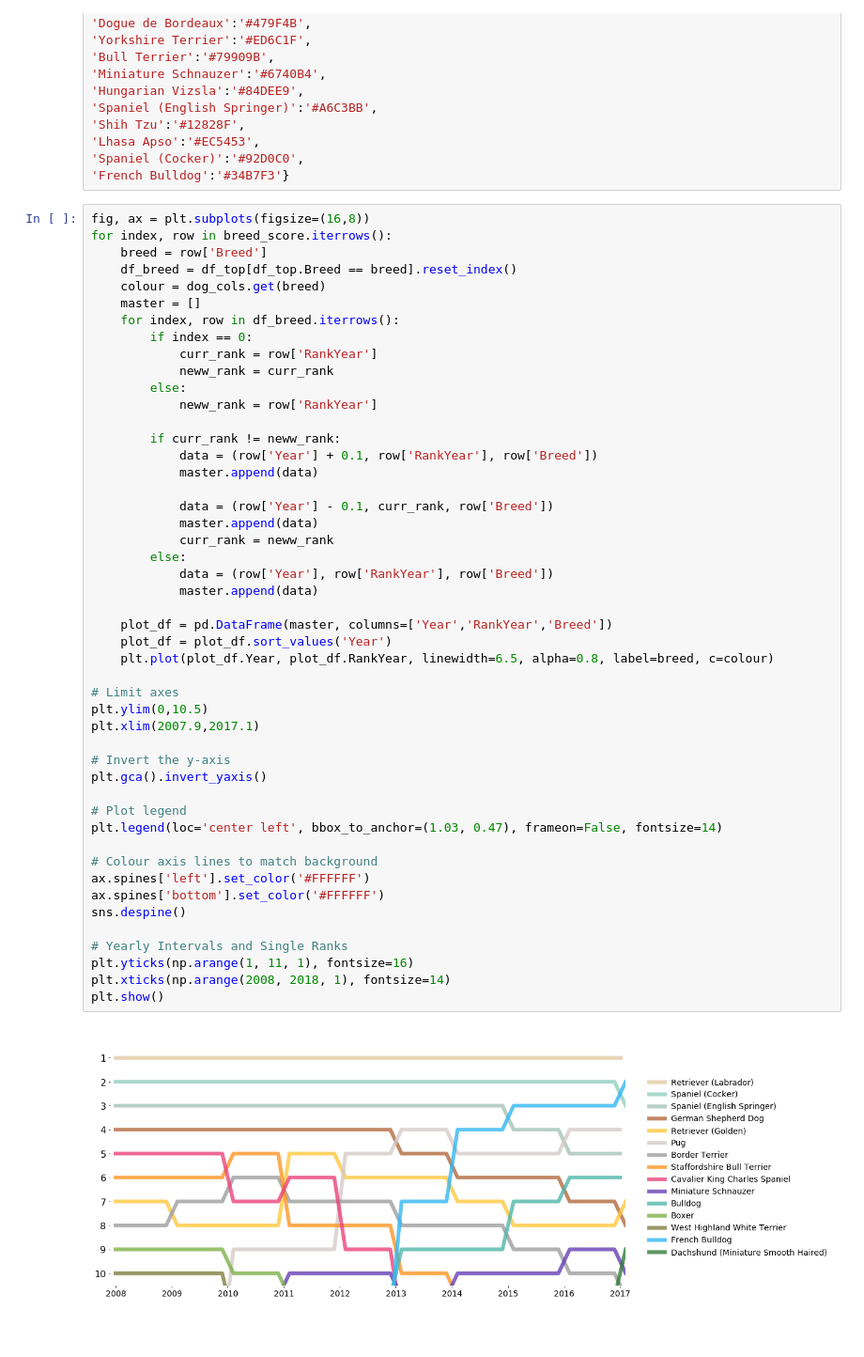
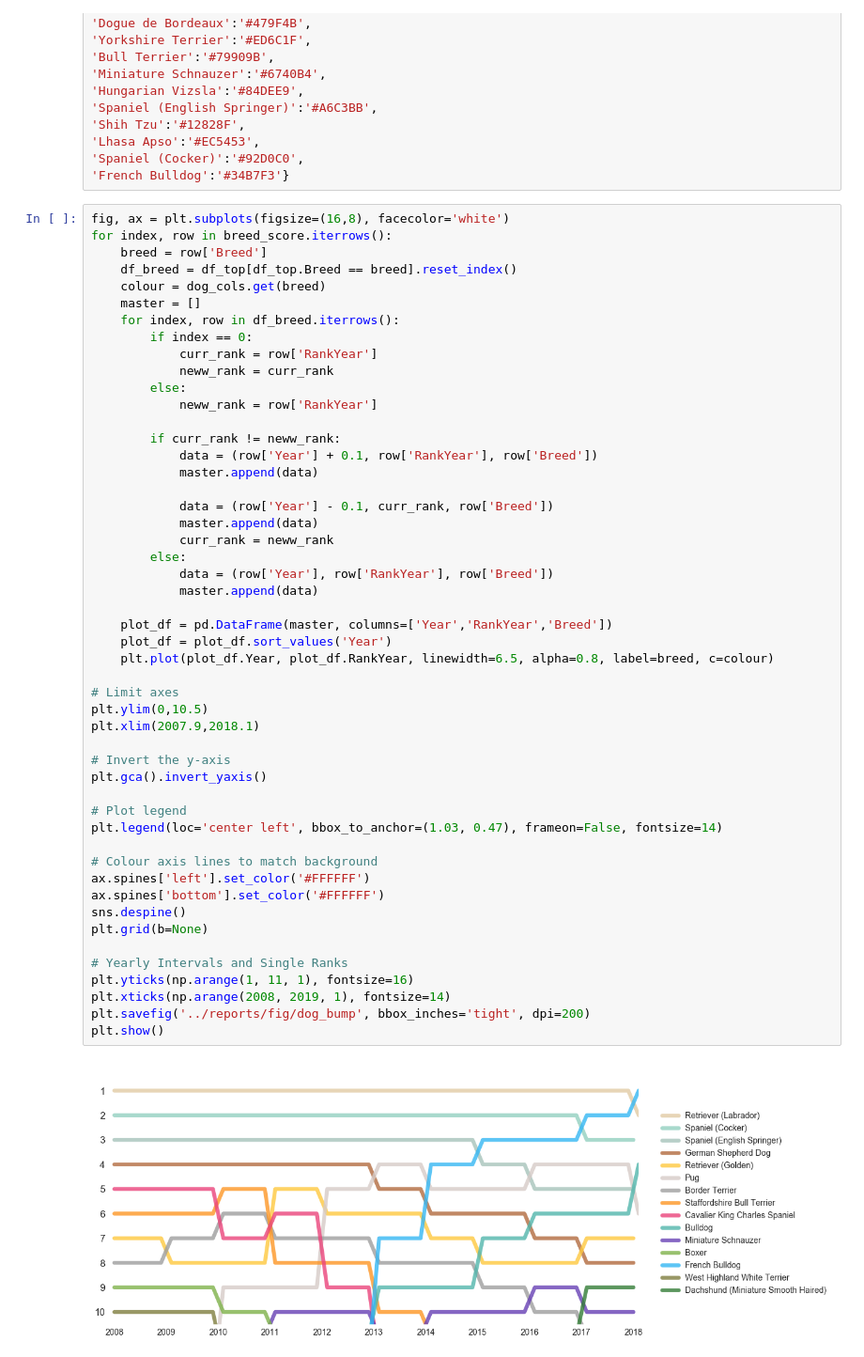
Before and after one commit to PenguinStrikes/Visualisation-DogBumpPlots, a Jupyter notebook: notebooks/00_bump_plots.ipynb, the cells around one changed output. Shown at 94% size. Saved outputs shown, nothing was run; the diff lists cells and outputs as text; blank space fills up the shorter version.

Commit message:
plot latest data

```diff
--- a/notebooks/00_bump_plots.ipynb
+++ b/notebooks/00_bump_plots.ipynb
@@ -54,7 +54,7 @@ dog_cols = {
 'Spaniel (Cocker)':'#92D0C0',
 'French Bulldog':'#34B7F3'}
 # %%
-fig, ax = plt.subplots(figsize=(16,8))
+fig, ax = plt.subplots(figsize=(16,8), facecolor='white')
 for index, row in breed_score.iterrows():
     breed = row['Breed']
     df_breed = df_top[df_top.Breed == breed].reset_index()
@@ -73,34 +73,36 @@ for index, row in breed_score.iterrows():
 
             data = (row['Year'] - 0.1, curr_rank, row['Breed'])
             master.append(data)
             curr_rank = neww_rank
         else:
             data = (row['Year'], row['RankYear'], row['Breed'])
             master.append(data)
 
     plot_df = pd.DataFrame(master, columns=['Year','RankYear','Breed'])
     plot_df = plot_df.sort_values('Year')
     plt.plot(plot_df.Year, plot_df.RankYear, linewidth=6.5, alpha=0.8, label=breed, c=colour)
 
 # Limit axes
 plt.ylim(0,10.5)
-plt.xlim(2007.9,2017.1)
+plt.xlim(2007.9,2018.1)
 
 # Invert the y-axis
 plt.gca().invert_yaxis()
 
 # Plot legend
 plt.legend(loc='center left', bbox_to_anchor=(1.03, 0.47), frameon=False, fontsize=14)
 
 # Colour axis lines to match background
 ax.spines['left'].set_color('#FFFFFF')
 ax.spines['bottom'].set_color('#FFFFFF')
 sns.despine()
+plt.grid(b=None)
 
 # Yearly Intervals and Single Ranks
 plt.yticks(np.arange(1, 11, 1), fontsize=16)
-plt.xticks(np.arange(2008, 2018, 1), fontsize=14)
+plt.xticks(np.arange(2008, 2019, 1), fontsize=14)
+plt.savefig('../reports/fig/dog_bump', bbox_inches='tight', dpi=200)
 plt.show()
 # %% [output]
-[figure, old version]
+[figure, new version]
 # %%
```
Also changed, not shown: parts of 1 cell of this notebook, 2 other files.
